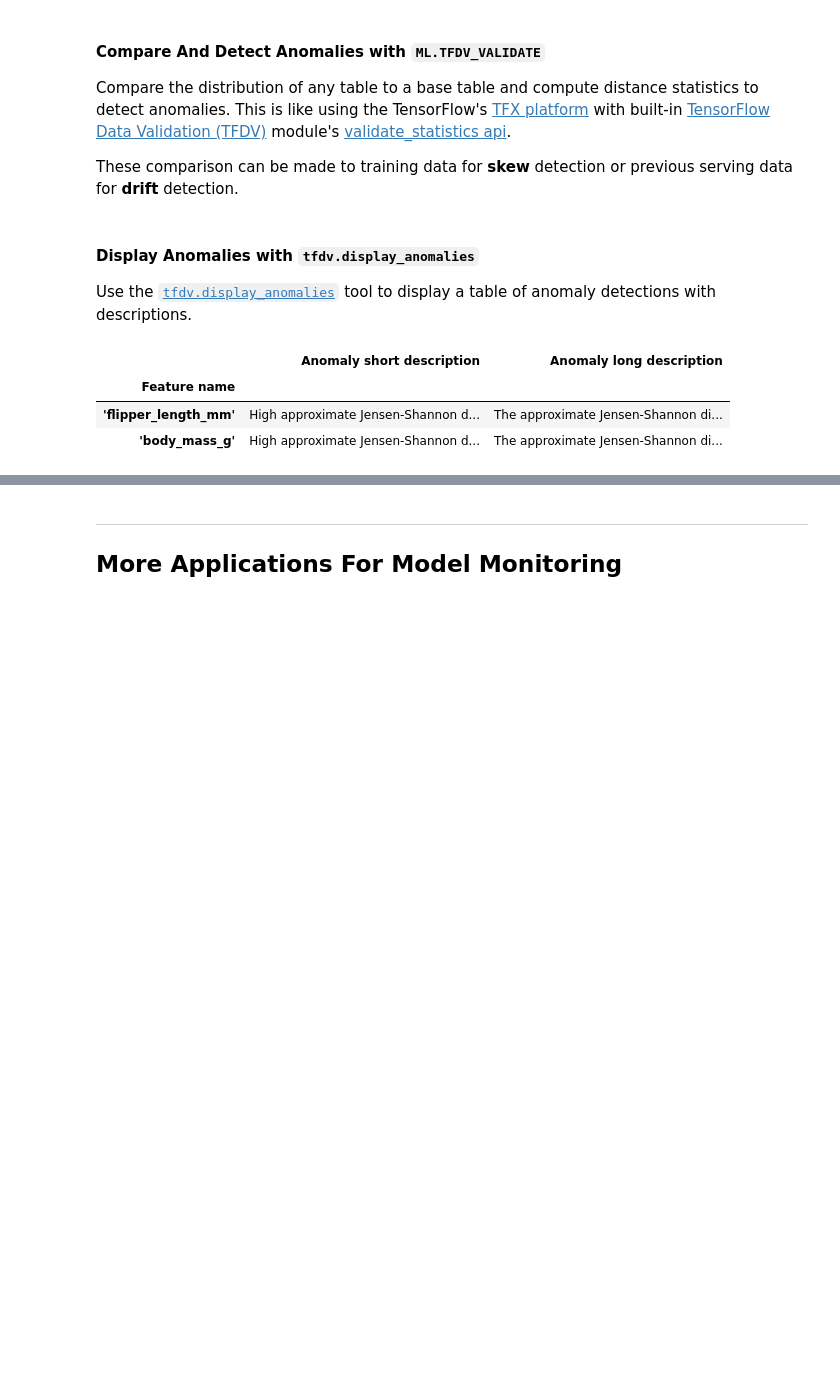
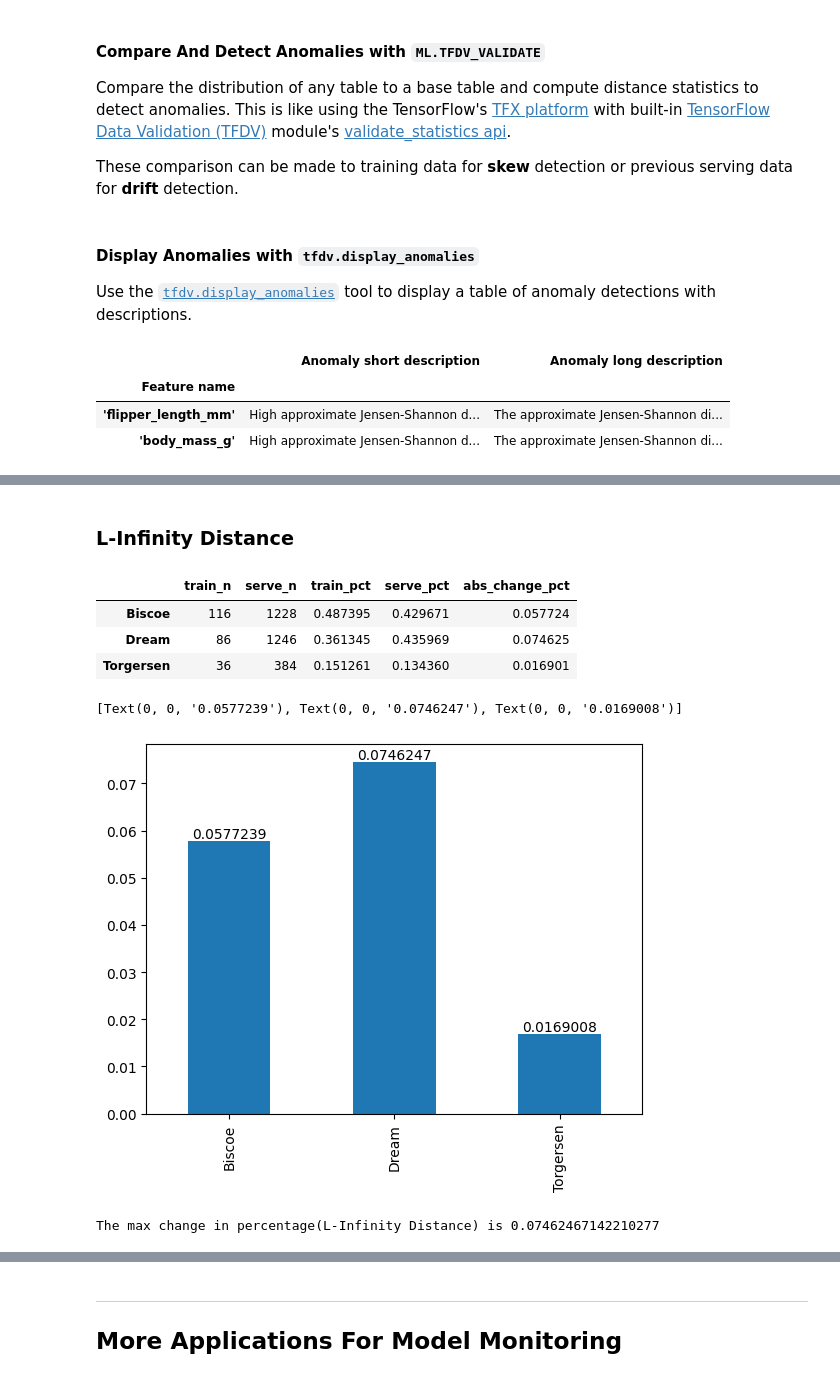
Before and after one commit to statmike/vertex-ai-mlops, a Jupyter notebook: Model Monitoring/bqml-model-monitoring-tutorial.ipynb, the cells around one changed output, grey strips where cells are left out. Drawn from its saved outputs; the diff is of its cells as text; code cells hidden in the pictures; blank space fills up the shorter version.

```diff
--- a/Model Monitoring/bqml-model-monitoring-tutorial.ipynb
+++ b/Model Monitoring/bqml-model-monitoring-tutorial.ipynb
@@ -881,0 +985,20 @@ tfdv.display_anomalies(
+# %% [markdown]
+### L-Infinity Distance
+# %%
+stats['abs_change_pct'] = abs(stats['train_pct'] - stats['serve_pct'])
+stats
+# %% [output]
+|  | train_n | serve_n | train_pct | serve_pct | abs_change_pct |
+| Biscoe | 116 | 1228 | 0.487395 | 0.429671 | 0.057724 |
+| Dream | 86 | 1246 | 0.361345 | 0.435969 | 0.074625 |
+| Torgersen | 36 | 384 | 0.151261 | 0.134360 | 0.016901 |
+# %%
+ax = stats['abs_change_pct'].plot.bar()
+ax.bar_label(ax.containers[0])
+# %% [output]
+[Text(0, 0, '0.0577239'), Text(0, 0, '0.0746247'), Text(0, 0, '0.0169008')]
+[figure, added]
+# %%
+print(f"The max change in percentage(L-Infinity Distance) is {max(stats['abs_change_pct'])}")
+# %% [output]
+The max change in percentage(L-Infinity Distance) is 0.07462467142210277
```
Also changed, not shown: parts of 37 cells of this notebook.
